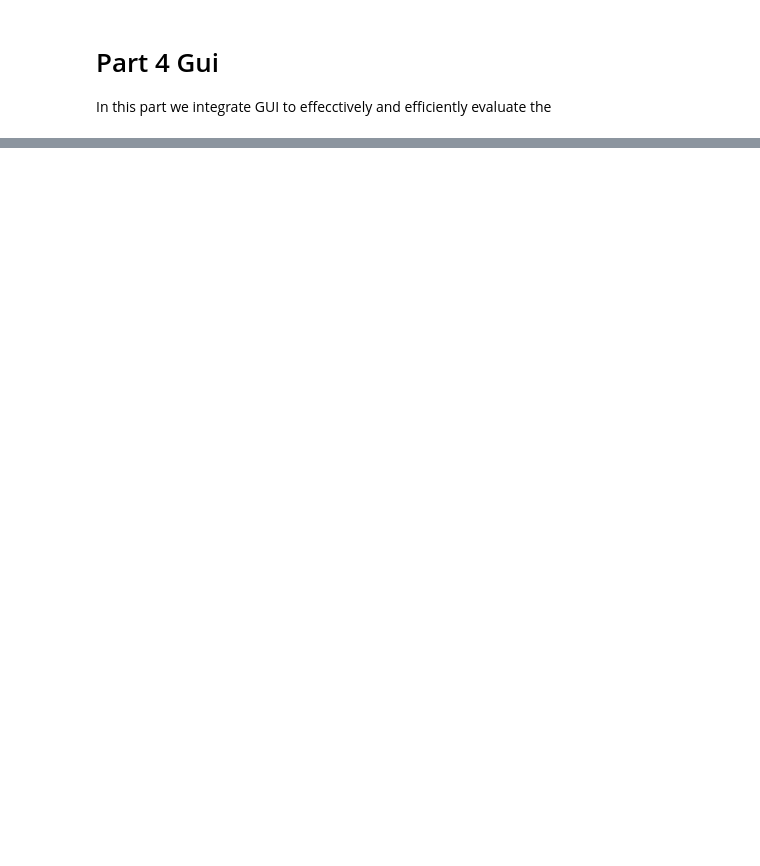
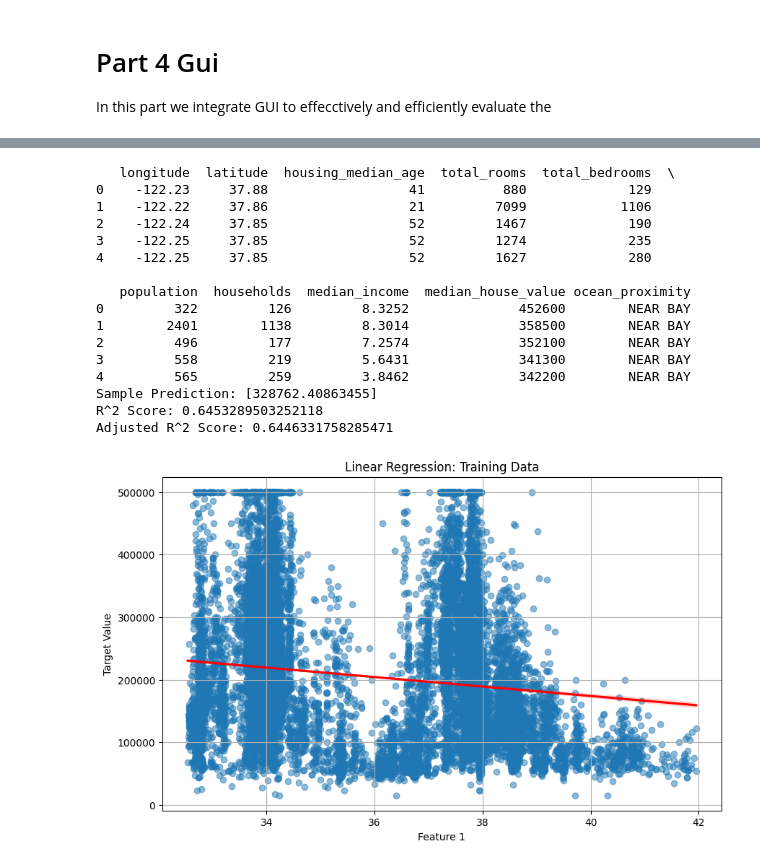
Before and after one commit to CullosK/MeXE402_Midterm_Cullos_Kristina-Verroya_Patrick, a Jupyter notebook: linear.ipynb, the cells around one changed output, grey strips where cells are left out. Saved outputs shown, nothing was run; the diff lists cells and outputs as text; code cells hidden in the pictures; blank space fills up the shorter version.

Commit message:
linear and readme

```diff
--- a/linear.ipynb
+++ b/linear.ipynb
@@ -223,0 +341,79 @@ root.mainloop()
+# %%
+import pandas as pd
+import numpy as np
+import matplotlib.pyplot as plt
+import seaborn as sns
+
+# Variable and this is a function for uploading the dataset
+dataset = pd.read_csv('housing.csv')
+
+# Display 5 rows of dataset
+print(dataset.head())
+
+# [rows, columns]
+X = dataset.iloc[:, :-2].values
+y = dataset.iloc[:, -2].values
+
+from sklearn.model_selection import train_test_split
+X_train, X_test, y_train, y_test = train_test_split(X, y, test_size=0.2, random_state=1)
+
+# Create a DataFrame for the training data
+train_data = pd.DataFrame(X_train, columns=[f'Feature_{i}' for i in range(X_train.shape[1])])
+train_data['Target'] = y_train
+
+# Fit the linear regression model
+from sklearn.linear_model import LinearRegression
+model = LinearRegression()
+model.fit(X_train, y_train)
+
+# Predict on the test set
+y_pred = model.predict(X_test)
+
+# Predict a new sample
+sample_prediction = model.predict([[-122.23, 37.84, 50, 2515, 399, 970, 373, 5.8596]])
+print("Sample Prediction:", sample_prediction)
+
+# Calculate R^2 and adjusted R^2
+from sklearn.metrics import r2_score
+r2 = r2_score(y_test, y_pred)
+print("R^2 Score:", r2)
+
+k = X_test.shape[1]
+n = X_test.shape[0]
+adj_r2 = 1 - (1 - r2) * (n - 1) / (n - k - 1)
+print("Adjusted R^2 Score:", adj_r2)
+
+# Plotting the linear regression
+feature_index = 7  # Change this index to visualize other features
+X_feature_train = X_train[:, feature_index]
+
+# Create the plot
+plt.figure(figsize=(10, 6))
+sns.regplot(x=X_feature_train, y=y_train, scatter_kws={'alpha': 0.5}, line_kws={'color': 'red'})
+plt.xlabel(f'Feature {feature_index}')  # Label for the chosen feature
+plt.ylabel('Target Value')  # Label for the target variable
+plt.title('Linear Regression: Training Data')  # Title for the plot
+plt.grid()
+
+# Set y-axis limit
+plt.ylim(0, 500000)  # Set y-axis limit from 0 to 500,000
+
+plt.show()
+# %% [output]
+   longitude  latitude  housing_median_age  total_rooms  total_bedrooms  \
+0    -122.23     37.88                  41          880             129
+1    -122.22     37.86                  21         7099            1106
+2    -122.24     37.85                  52         1467             190
+3    -122.25     37.85                  52         1274             235
+4    -122.25     37.85                  52         1627             280
+
+   population  households  median_income  median_house_value ocean_proximity
+0         322         126         8.3252              452600        NEAR BAY
+1        2401        1138         8.3014              358500        NEAR BAY
+2         496         177         7.2574              352100        NEAR BAY
+3         558         219         5.6431              341300        NEAR BAY
+4         565         259         3.8462              342200        NEAR BAY
+Sample Prediction: [328762.40863455]
+R^2 Score: 0.6453289503252118
+Adjusted R^2 Score: 0.6446331758285471
+[figure, added]
```
Also changed, not shown: parts of 18 cells of this notebook, 3 other files.
